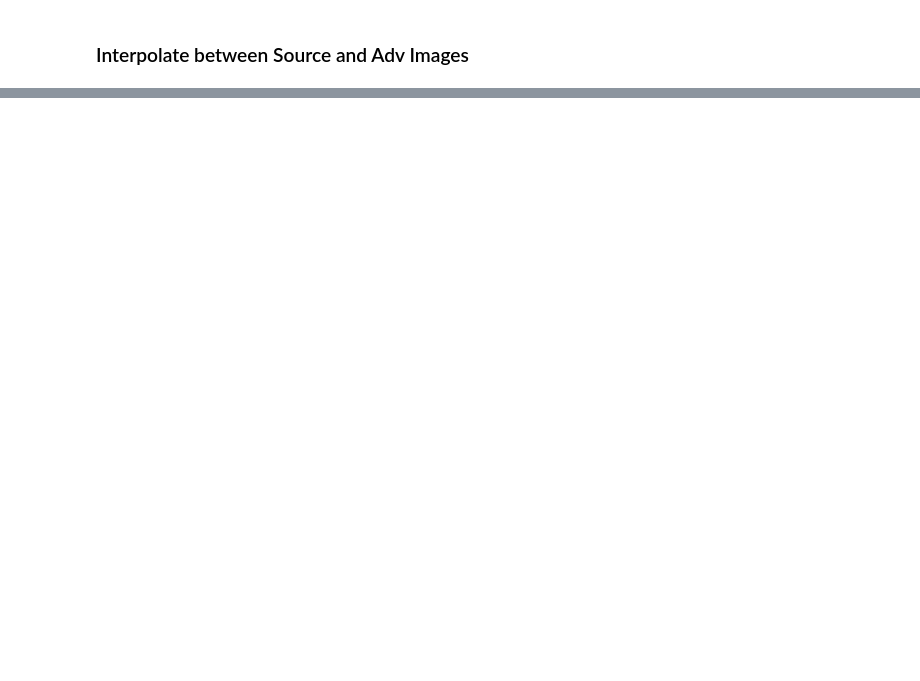
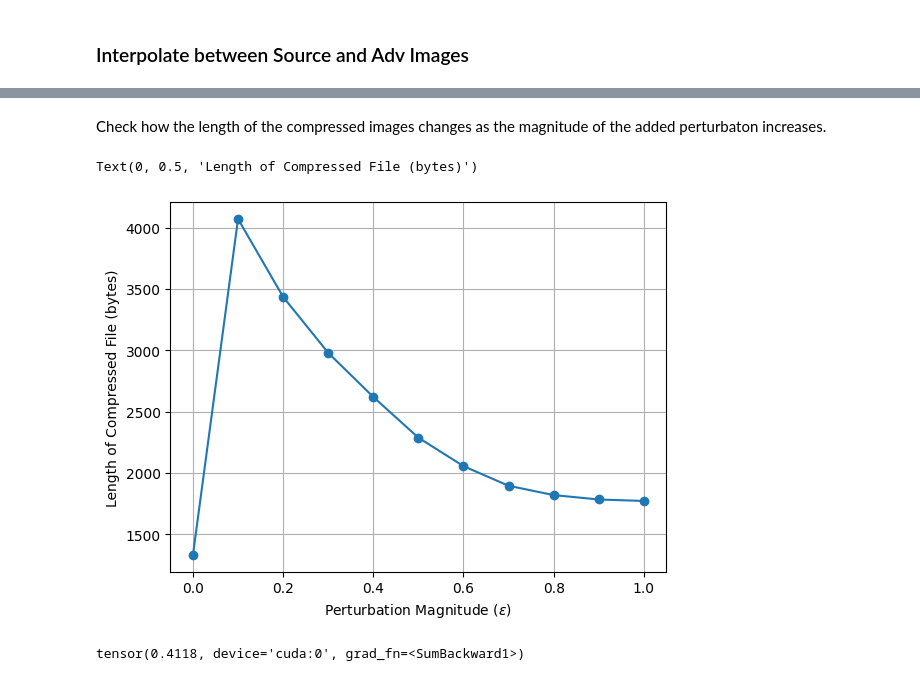
Before and after one commit to neddamj/nicsec, a Jupyter notebook: attack_neural_compression.ipynb, the cells around one changed output, grey strips where cells are left out. Saved outputs shown, nothing was run; the diff lists cells and outputs as text; code cells hidden in the pictures; blank space fills up the shorter version.

```diff
--- a/attack_neural_compression.ipynb
+++ b/attack_neural_compression.ipynb
@@ -269,0 +292,16 @@ plt.show()
+# %% [markdown]
+Check how the length of the compressed images changes as the magnitude of the added perturbaton increases.
+# %%
+file_lengths = []
+for i in range(len(intermediate_imgs)):
+    out = net.compress(intermediate_imgs[i].unsqueeze(0))
+    file_len = len(out['strings'][0][0])
+    file_lengths.append(file_len)
+
+plt.plot(intervals, file_lengths, marker='o')
+plt.grid()
+plt.xlabel('Perturbation Magnitude ($\epsilon$)')
+plt.ylabel('Length of Compressed File (bytes)')
+# %% [output]
+Text(0, 0.5, 'Length of Compressed File (bytes)')
+[figure, added]
@@ -269,0 +311,4 @@ plt.show()
+# %%
+F.cosine_similarity(out.flatten(), out2.flatten(), dim=0)
+# %% [output]
+tensor(0.4118, device='cuda:0', grad_fn=<SumBackward1>)
```
Also changed, not shown: parts of 12 cells of this notebook.
